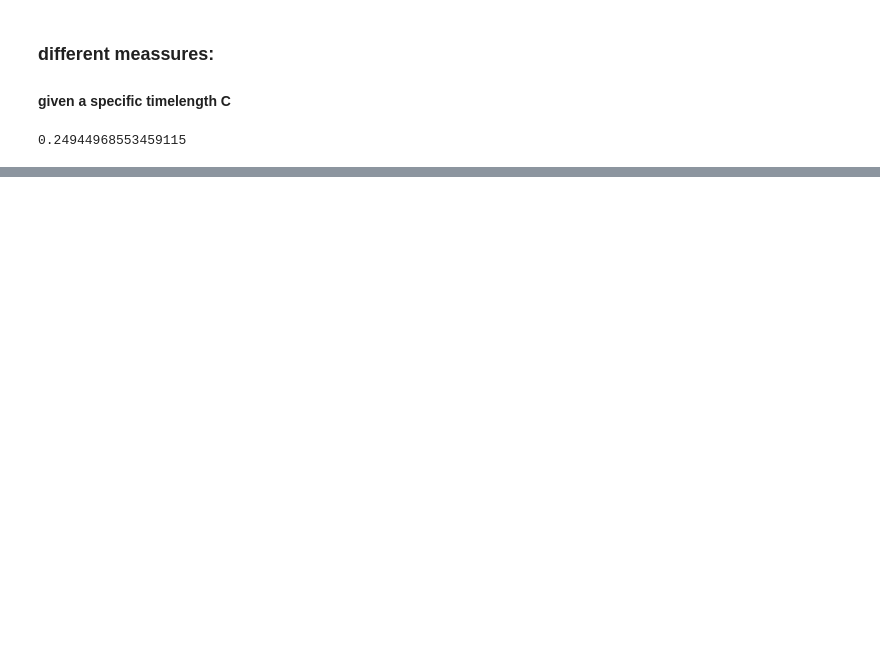
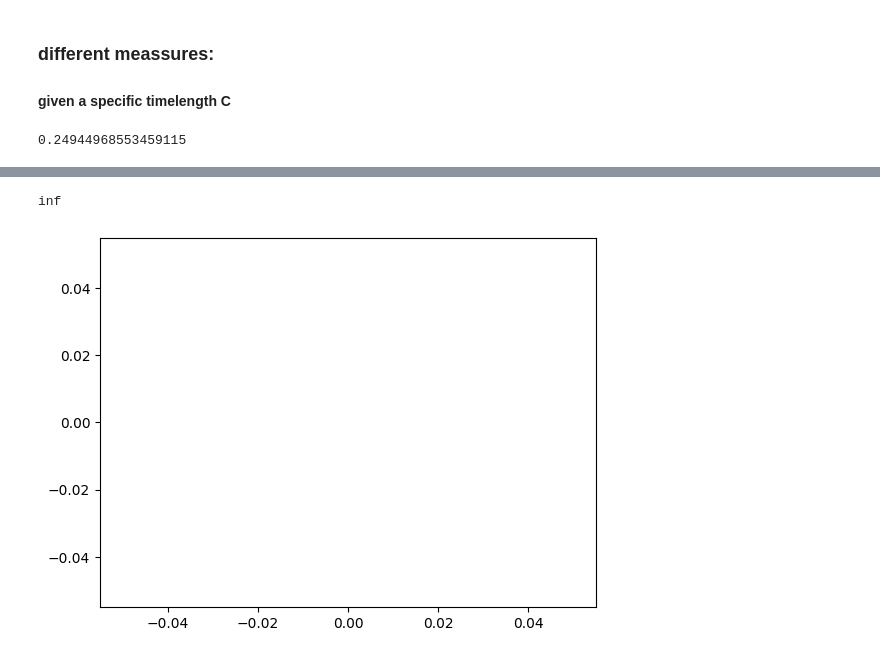
Before and after one commit to demichieldewilde/solar-flares, a Jupyter notebook: data/optimal_width/test_run.ipynb, the cells around one changed output, grey strips where cells are left out. Saved outputs shown, nothing was run; the diff lists cells and outputs as text; code cells hidden in the pictures; blank space fills up the shorter version.

```diff
--- a/data/optimal_width/test_run.ipynb
+++ b/data/optimal_width/test_run.ipynb
@@ -306,0 +343,5 @@ plt.plot(time0, stn0)
+# %%
+measure(100, stnl, time)
+# %% [output]
+inf
+[figure, added]
```
Also changed, not shown: parts of 9 cells of this notebook.
